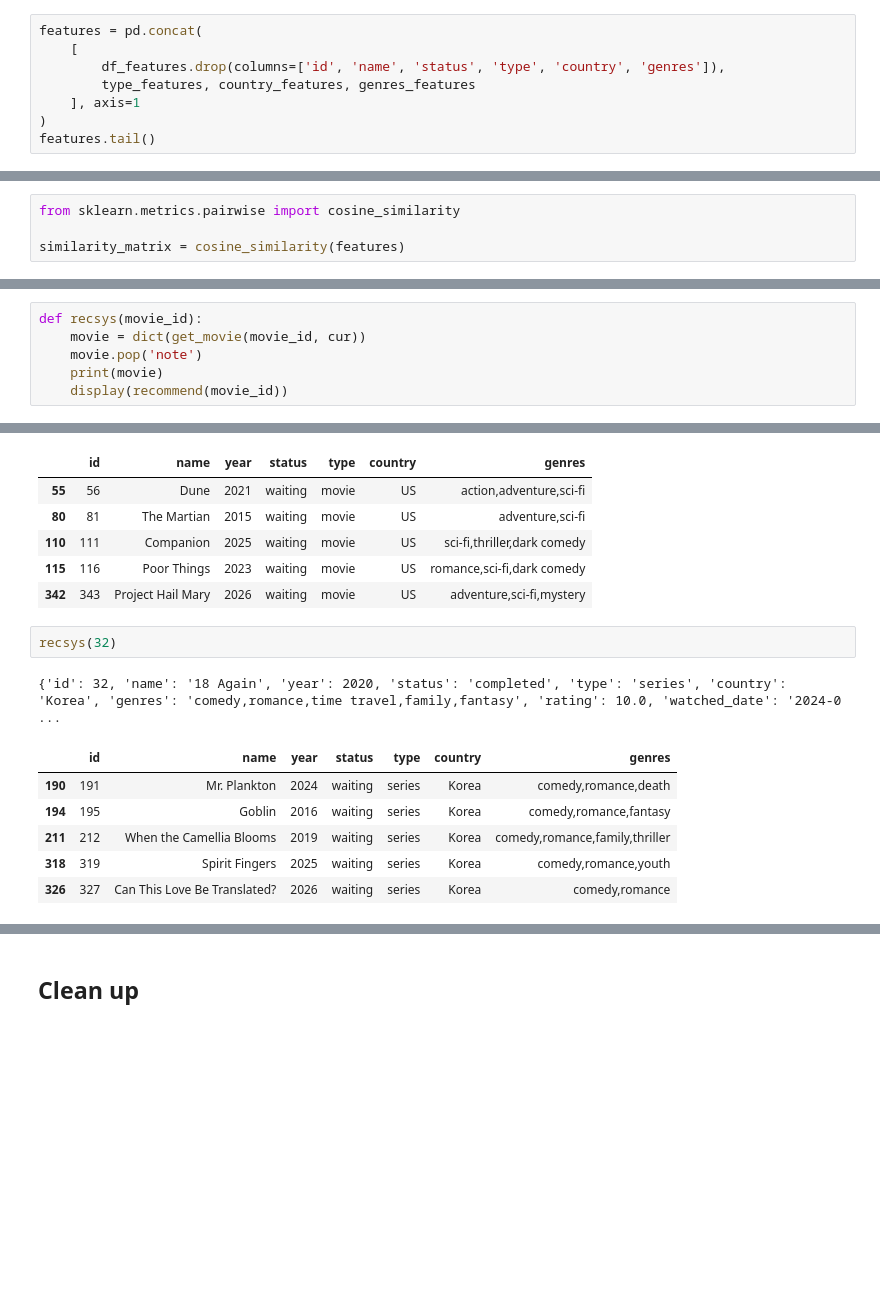
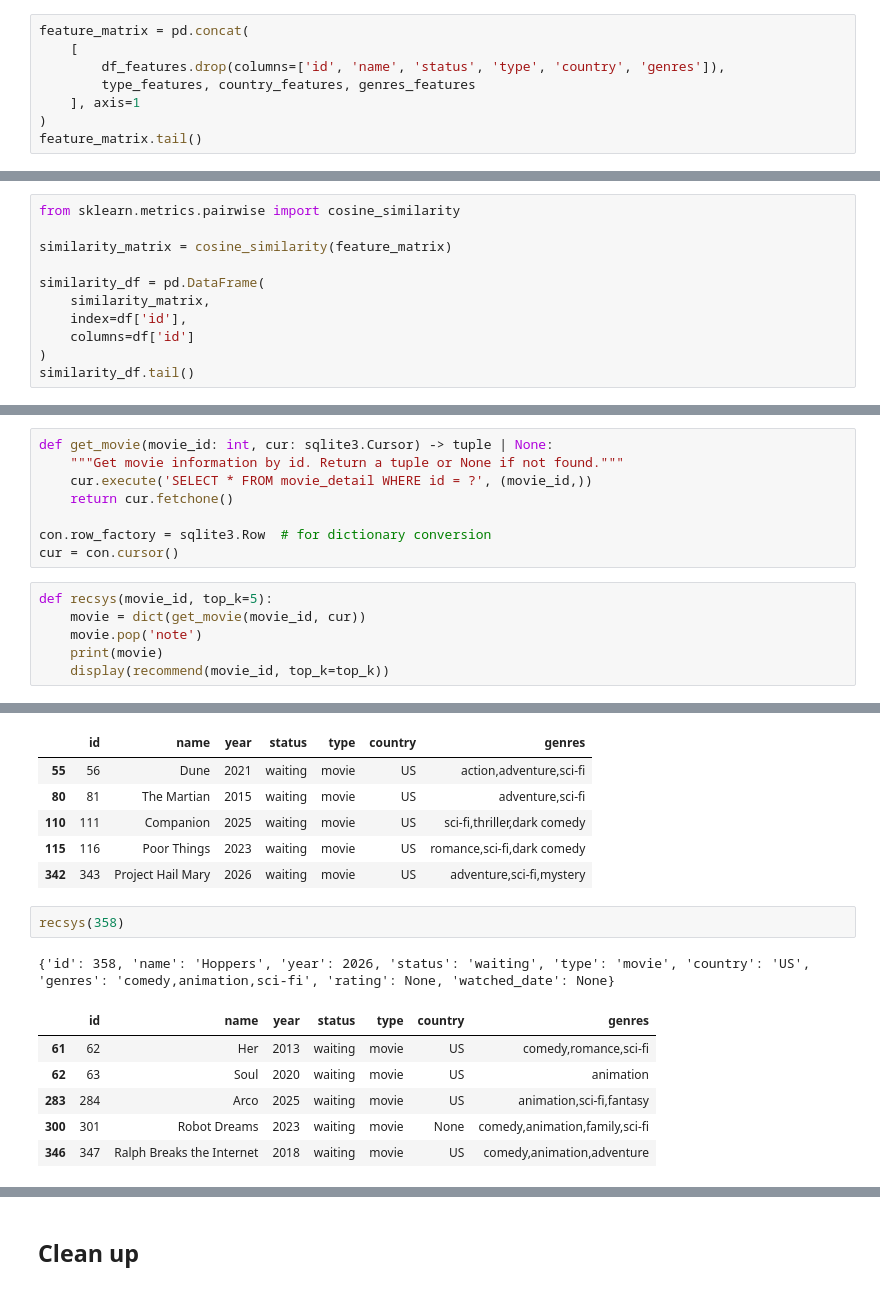
Before and after one commit to ngntrgduc/movie-manager, a Jupyter notebook: notebooks/recsys.ipynb, the cells around one changed output, grey strips where cells are left out. Drawn from its saved outputs; the diff is of its cells as text; blank space fills up the shorter version.

```diff
--- a/notebooks/recsys.ipynb
+++ b/notebooks/recsys.ipynb
@@ -164,9 +106,9 @@ df_features.tail()
 # %%
-features = pd.concat(
+feature_matrix = pd.concat(
     [
         df_features.drop(columns=['id', 'name', 'status', 'type', 'country', 'genres']),
         type_features, country_features, genres_features
     ], axis=1
 )
-features.tail()
+feature_matrix.tail()
 # %% [output]
@@ -193,4 +126,11 @@ df.tail()
 # %%
 from sklearn.metrics.pairwise import cosine_similarity
 
-similarity_matrix = cosine_similarity(features)
+similarity_matrix = cosine_similarity(feature_matrix)
+
+similarity_df = pd.DataFrame(
+    similarity_matrix,
+    index=df['id'],
+    columns=df['id']
+)
+similarity_df.tail()
@@ -253,9 +167,17 @@ cur = con.cursor()
+# %%
+def get_movie(movie_id: int, cur: sqlite3.Cursor) -> tuple | None:
+    """Get movie information by id. Return a tuple or None if not found."""
+    cur.execute('SELECT * FROM movie_detail WHERE id = ?', (movie_id,))
+    return cur.fetchone()
+
+con.row_factory = sqlite3.Row  # for dictionary conversion
+cur = con.cursor()
 # %%
-def recsys(movie_id):
+def recsys(movie_id, top_k=5):
     movie = dict(get_movie(movie_id, cur))
     movie.pop('note')
     print(movie)
-    display(recommend(movie_id))
+    display(recommend(movie_id, top_k=top_k))
 # %%
 recsys(227)
 # %% [output]
@@ -297,12 +219,12 @@ recsys(248)
 | 115 | 116 | Poor Things | 2023 | waiting | movie | US | romance,sci-fi,dark comedy |
 | 342 | 343 | Project Hail Mary | 2026 | waiting | movie | US | adventure,sci-fi,mystery |
 # %%
-recsys(32)
+recsys(358)
 # %% [output]
-{'id': 32, 'name': '18 Again', 'year': 2020, 'status': 'completed', 'type': 'series', 'country': 'Korea', 'genres': 'comedy,romance,time travel,family,fantasy', 'rating': 10.0, 'watched_date': '2024-0 ...
+{'id': 358, 'name': 'Hoppers', 'year': 2026, 'status': 'waiting', 'type': 'movie', 'country': 'US', 'genres': 'comedy,animation,sci-fi', 'rating': None, 'watched_date': None}
 |  | id | name | year | status | type | country | genres |
-| 190 | 191 | Mr. Plankton | 2024 | waiting | series | Korea | comedy,romance,death |
-| 194 | 195 | Goblin | 2016 | waiting | series | Korea | comedy,romance,fantasy |
-| 211 | 212 | When the Camellia Blooms | 2019 | waiting | series | Korea | comedy,romance,family,thriller |
-| 318 | 319 | Spirit Fingers | 2025 | waiting | series | Korea | comedy,romance,youth |
-| 326 | 327 | Can This Love Be Translated? | 2026 | waiting | series | Korea | comedy,romance |
+| 61 | 62 | Her | 2013 | waiting | movie | US | comedy,romance,sci-fi |
+| 62 | 63 | Soul | 2020 | waiting | movie | US | animation |
+| 283 | 284 | Arco | 2025 | waiting | movie | US | animation,sci-fi,fantasy |
+| 300 | 301 | Robot Dreams | 2023 | waiting | movie | None | comedy,animation,family,sci-fi |
+| 346 | 347 | Ralph Breaks the Internet | 2018 | waiting | movie | US | comedy,animation,adventure |
```
Also changed, not shown: parts of 76 cells of this notebook.
